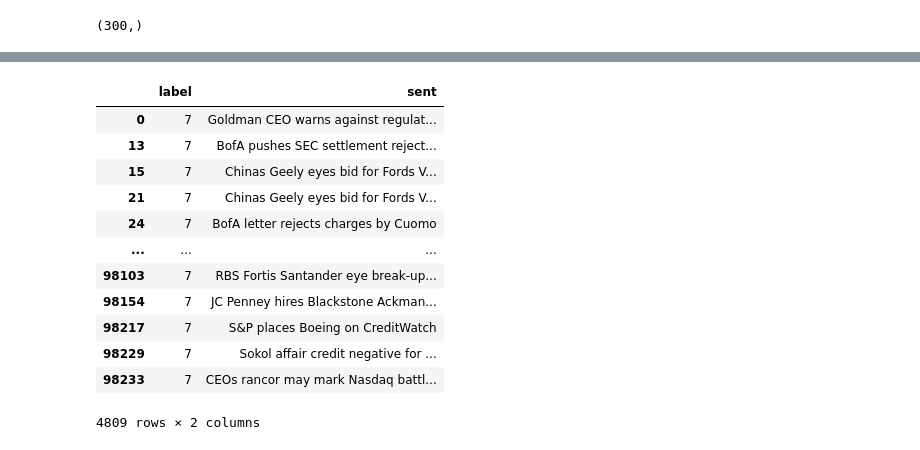
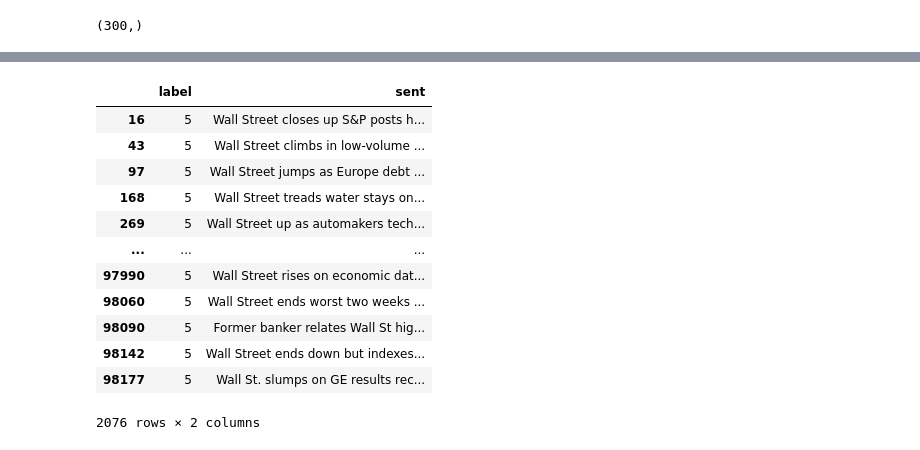
Before and after one commit to abhinavgairola/Anomaly_Detection_OTC_Market, a Jupyter notebook: Capstone_3.ipynb, the cells around one changed output, grey strips where cells are left out. Cells and saved outputs as stored; diff of their text form; code cells hidden in the pictures.

```diff
--- a/Capstone_3.ipynb
+++ b/Capstone_3.ipynb
@@ -231,3 +241,7 @@ prediction = kmeans.predict(Y_sklearn)
+# %%
+kmeans = KMeans(n_clusters=25)
+fitted = kmeans.fit(x_cols)
+prediction = kmeans.predict(x_cols)
 # %%
 result = zip(kmeans.labels_,Headlines_to_vector_transposed.index )
 # %%
@@ -249,20 +253,20 @@ plt.scatter(Y_sklearn[:, 0], Y_sklearn[:, 1], c=prediction, s=100, cmap='jet')
 # %%
 DataFrame = pd.DataFrame({'label':kmeans.labels_,'sent':list(Vector.keys())})
 # %%
-DataFrame[DataFrame['label']==7]
+DataFrame[DataFrame['label']==5]
 # %% [output]
 |  | label | sent |
-| 0 | 7 | Goldman CEO warns against regulat... |
-| 13 | 7 | BofA pushes SEC settlement reject... |
-| 15 | 7 | Chinas Geely eyes bid for Fords V... |
-| 21 | 7 | Chinas Geely eyes bid for Fords V... |
-| 24 | 7 | BofA letter rejects charges by Cuomo |
+| 16 | 5 | Wall Street closes up S&P posts h... |
+| 43 | 5 | Wall Street climbs in low-volume ... |
+| 97 | 5 | Wall Street jumps as Europe debt ... |
+| 168 | 5 | Wall Street treads water stays on... |
+| 269 | 5 | Wall Street up as automakers tech... |
 | ... | ... | ... |
-| 98103 | 7 | RBS Fortis Santander eye break-up... |
-| 98154 | 7 | JC Penney hires Blackstone Ackman... |
-| 98217 | 7 | S&P places Boeing on CreditWatch |
-| 98229 | 7 | Sokol affair credit negative for ... |
-| 98233 | 7 | CEOs rancor may mark Nasdaq battl... |
+| 97990 | 5 | Wall Street rises on economic dat... |
+| 98060 | 5 | Wall Street ends worst two weeks ... |
+| 98090 | 5 | Former banker relates Wall St hig... |
+| 98142 | 5 | Wall Street ends down but indexes... |
+| 98177 | 5 | Wall St. slumps on GE results rec... |
-4809 rows × 2 columns
+2076 rows × 2 columns
 # %%
 DataFrame_2 = pd.DataFrame(dict(result),index=[0])
```
Also changed, not shown: parts of 6 cells of this notebook.
